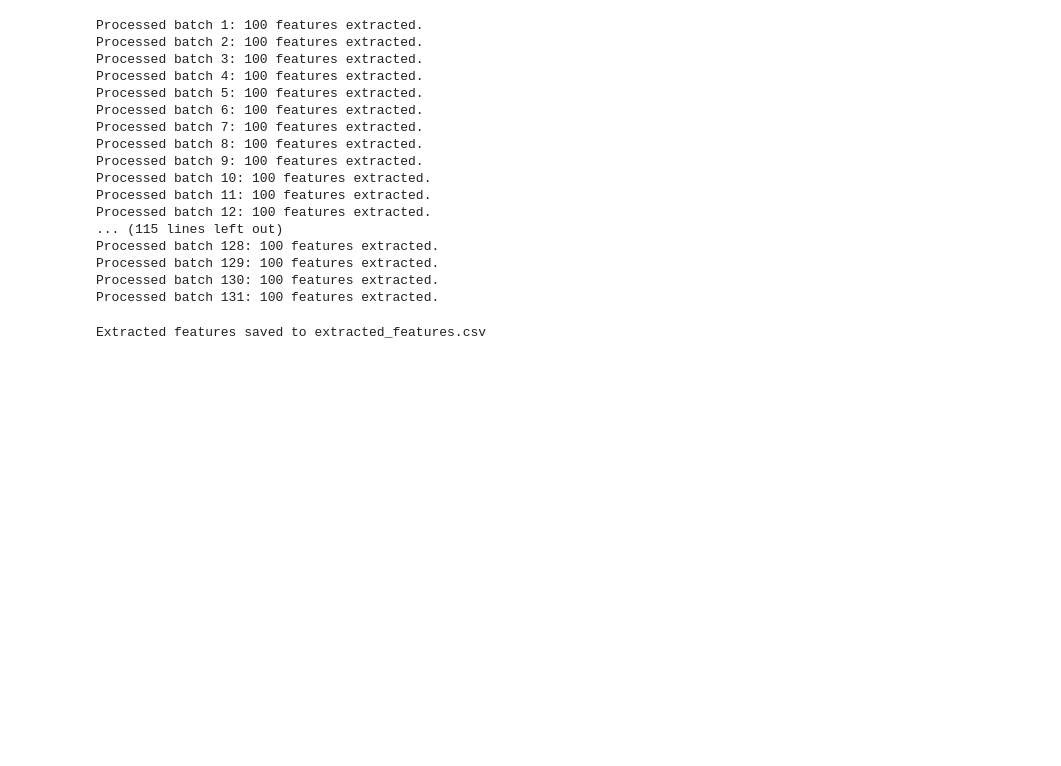
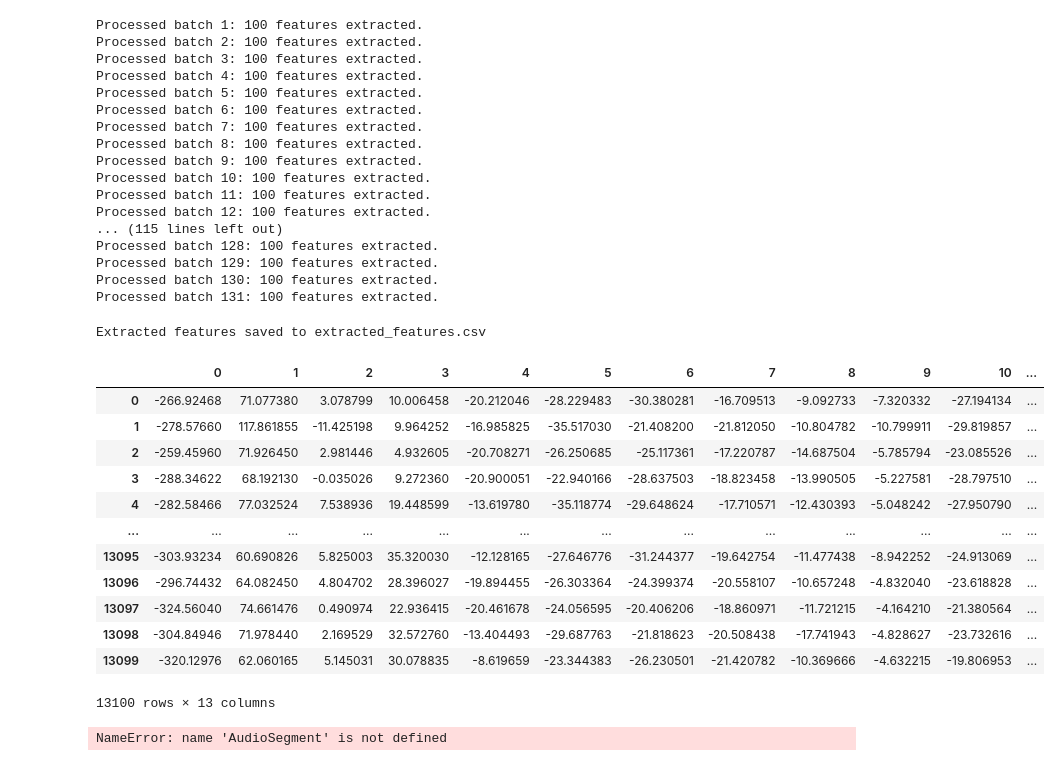
Before and after one commit to Amalaseeli/speech-processing-and-Analysis, a Jupyter notebook: speech_processing_and_analysis.ipynb, the cells around one changed output. Drawn from its saved outputs; the diff is of its cells as text; code cells hidden in the pictures; blank space fills up the shorter version.

```diff
--- a/speech_processing_and_analysis.ipynb
+++ b/speech_processing_and_analysis.ipynb
@@ -117,3 +117,19 @@ features_df.to_csv('/content/Dataset-folder/extracted_features.csv', index=False
 print("Extracted features saved to extracted_features.csv")
 # %% [output]
 Extracted features saved to extracted_features.csv
+# %%
+pd.read_csv('/content/Dataset-folder/extracted_features.csv')
+# %% [output]
+|  | 0 | 1 | 2 | 3 | 4 | 5 | 6 | 7 | 8 | 9 | 10 | ... |
+| 0 | -266.92468 | 71.077380 | 3.078799 | 10.006458 | -20.212046 | -28.229483 | -30.380281 | -16.709513 | -9.092733 | -7.320332 | -27.194134 | ... |
+| 1 | -278.57660 | 117.861855 | -11.425198 | 9.964252 | -16.985825 | -35.517030 | -21.408200 | -21.812050 | -10.804782 | -10.799911 | -29.819857 | ... |
+| 2 | -259.45960 | 71.926450 | 2.981446 | 4.932605 | -20.708271 | -26.250685 | -25.117361 | -17.220787 | -14.687504 | -5.785794 | -23.085526 | ... |
+| 3 | -288.34622 | 68.192130 | -0.035026 | 9.272360 | -20.900051 | -22.940166 | -28.637503 | -18.823458 | -13.990505 | -5.227581 | -28.797510 | ... |
+| 4 | -282.58466 | 77.032524 | 7.538936 | 19.448599 | -13.619780 | -35.118774 | -29.648624 | -17.710571 | -12.430393 | -5.048242 | -27.950790 | ... |
+| ... | ... | ... | ... | ... | ... | ... | ... | ... | ... | ... | ... | ... |
+| 13095 | -303.93234 | 60.690826 | 5.825003 | 35.320030 | -12.128165 | -27.646776 | -31.244377 | -19.642754 | -11.477438 | -8.942252 | -24.913069 | ... |
+| 13096 | -296.74432 | 64.082450 | 4.804702 | 28.396027 | -19.894455 | -26.303364 | -24.399374 | -20.558107 | -10.657248 | -4.832040 | -23.618828 | ... |
+| 13097 | -324.56040 | 74.661476 | 0.490974 | 22.936415 | -20.461678 | -24.056595 | -20.406206 | -18.860971 | -11.721215 | -4.164210 | -21.380564 | ... |
+| 13098 | -304.84946 | 71.978440 | 2.169529 | 32.572760 | -13.404493 | -29.687763 | -21.818623 | -20.508438 | -17.741943 | -4.828627 | -23.732616 | ... |
+| 13099 | -320.12976 | 62.060165 | 5.145031 | 30.078835 | -8.619659 | -23.344383 | -26.230501 | -21.420782 | -10.369666 | -4.632215 | -19.806953 | ... |
+13100 rows × 13 columns
@@ -119,0 +176,31 @@ Extracted features saved to extracted_features.csv
+# %%
+import pandas as pd
+
+# Load metadata to map audio files with transcriptions
+metadata = pd.read_csv(text_file, sep="|", header=None, names=["file_id", "transcription", "normalized_transcription"])
+
+# Directory to save processed batches
+output_dir = "/content/Dataset-folder/output_batches/"
+os.makedirs(output_dir, exist_ok=True)
+
+# Process each audio file in the dataset
+for idx, row in metadata.iterrows():
+    file_id = row["file_id"]
+    transcription = row["normalized_transcription"]
+
+    # Get audio file path
+    file_path = os.path.join(audio_dir, f"{file_id}.wav")
+
+    # Segment audio into batches
+    batches = preprocess_audio(file_path, batch_duration, sampling_rate, normalize=True, noise_reduction=True)
+
+    # Save each batch to the output directory
+    for i, batch in enumerate(batches):
+        batch_file_path = os.path.join(output_dir, f"{file_id}_batch{i}.wav")
+        librosa.output.write_wav(batch_file_path, batch, sr=sampling_rate)
+
+        # Save corresponding transcription (if needed)
+        with open(os.path.join(output_dir, f"{file_id}_batch{i}.txt"), "w") as f:
+            f.write(transcription)
+# %% [output]
+NameError: name 'AudioSegment' is not defined
```
Also changed, not shown: parts of 4 cells of this notebook.
